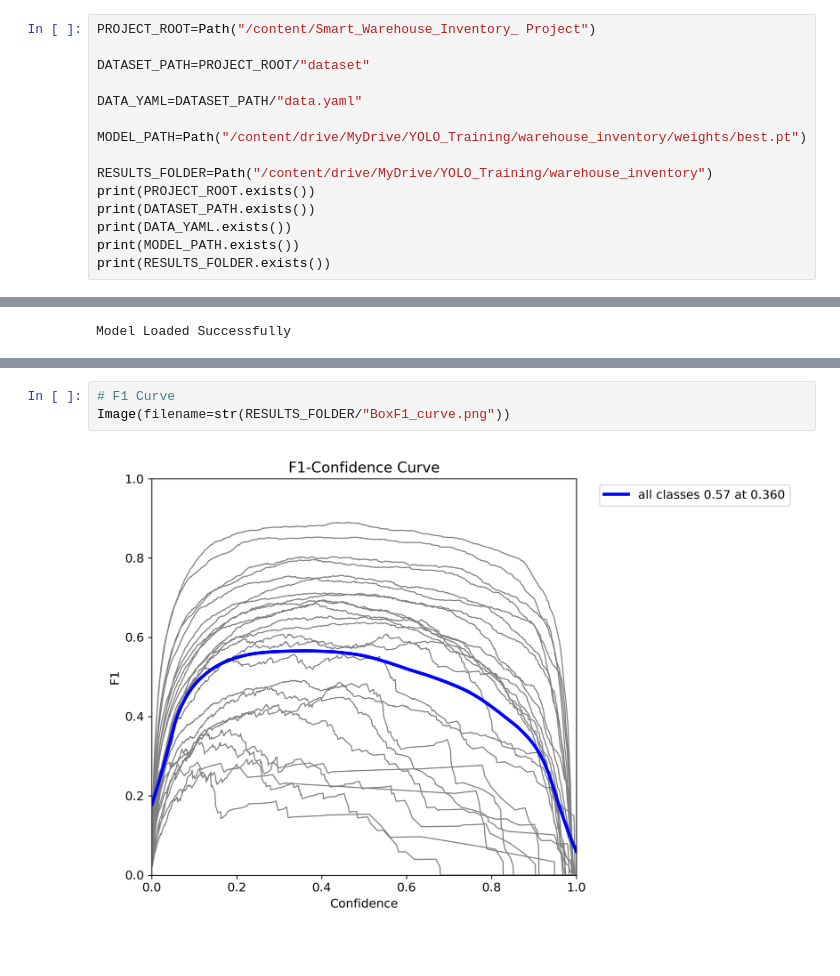
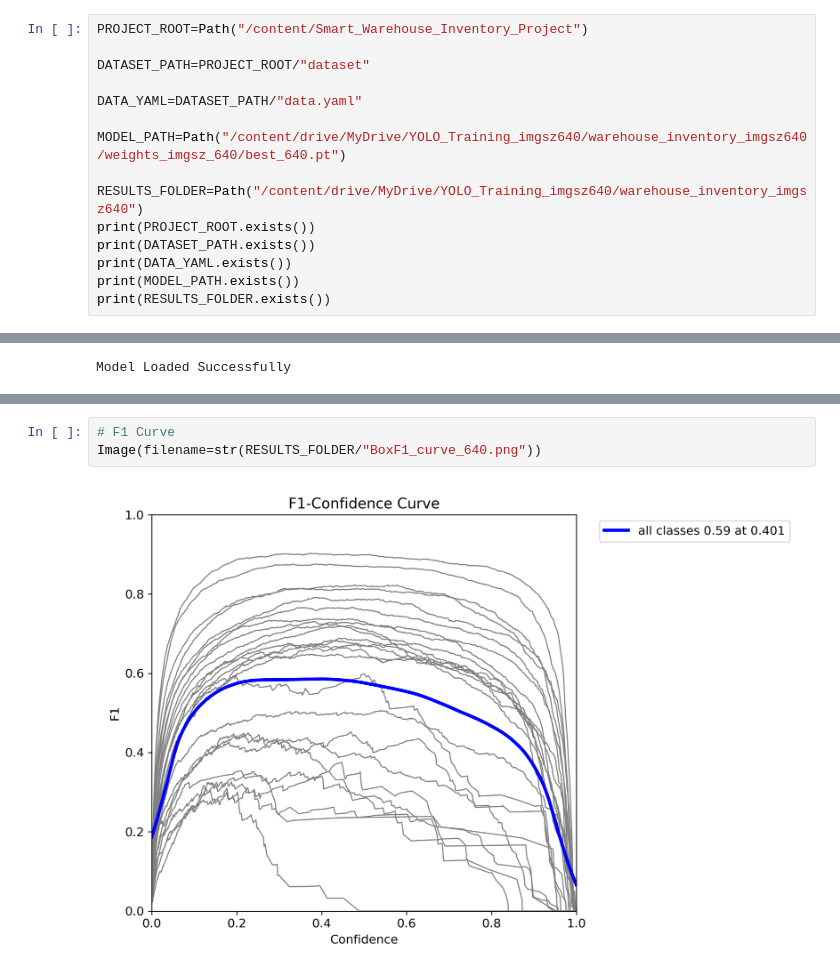
Before and after one commit to Aishwarya-kuchana/Smart_Warehouse_Inventory_Project, a Jupyter notebook: notebooks/05_Model_Evaluation.ipynb, the cells around one changed output, grey strips where cells are left out. Saved outputs shown, nothing was run; the diff lists cells and outputs as text.

Commit message:
trained different  imgsz model

```diff
--- a/notebooks/05_Model_Evaluation.ipynb
+++ b/notebooks/05_Model_Evaluation.ipynb
@@ -27,15 +31,15 @@ print("Project Extracted Successfully")
 # %% [output]
 Project Extracted Successfully
 # %%
-PROJECT_ROOT=Path("/content/Smart_Warehouse_Inventory_ Project")
+PROJECT_ROOT=Path("/content/Smart_Warehouse_Inventory_Project")
 
 DATASET_PATH=PROJECT_ROOT/"dataset"
 
 DATA_YAML=DATASET_PATH/"data.yaml"
 
-MODEL_PATH=Path("/content/drive/MyDrive/YOLO_Training/warehouse_inventory/weights/best.pt")
+MODEL_PATH=Path("/content/drive/MyDrive/YOLO_Training_imgsz640/warehouse_inventory_imgsz640/weights_imgsz_640/best_640.pt")
 
-RESULTS_FOLDER=Path("/content/drive/MyDrive/YOLO_Training/warehouse_inventory")
+RESULTS_FOLDER=Path("/content/drive/MyDrive/YOLO_Training_imgsz640/warehouse_inventory_imgsz640")
 print(PROJECT_ROOT.exists())
 print(DATASET_PATH.exists())
 print(DATA_YAML.exists())
@@ -192,7 +196,7 @@ Image(filename=str(RESULTS_FOLDER/"BoxR_curve.png"))
 # %%
 # F1 Curve
-Image(filename=str(RESULTS_FOLDER/"BoxF1_curve.png"))
+Image(filename=str(RESULTS_FOLDER/"BoxF1_curve_640.png"))
 # %% [output]
-[figure, old version]
+[figure, new version]
 # %%
 # PR Curve
```
Also changed, not shown: parts of 20 cells of this notebook, 28 other files.
